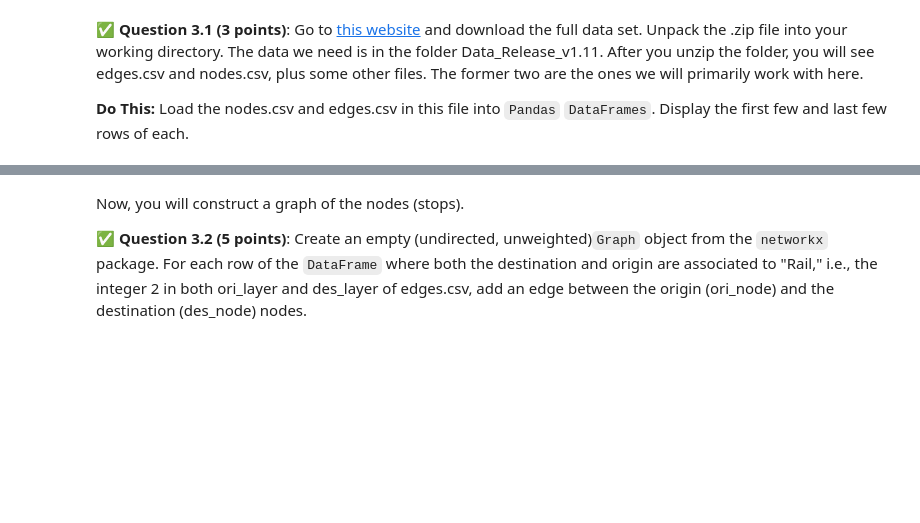
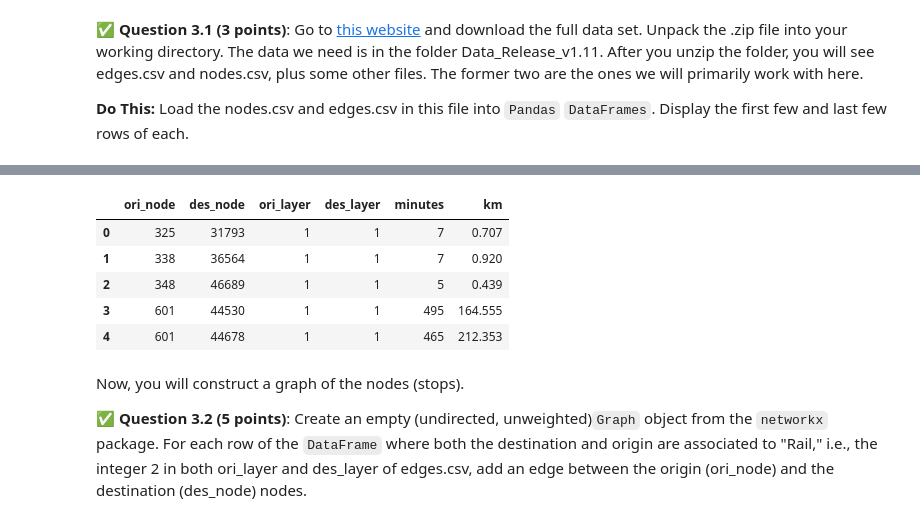
Before and after one commit to sarahhoran/CMSE202-f24-turnin, a Jupyter notebook: Homework2/HW-02_ABMandGraphTheory-STUDENT.ipynb, the cells around one changed output, grey strips where cells are left out. Cells and saved outputs as stored; diff of their text form; code cells hidden in the pictures; blank space fills up the shorter version.

```diff
--- a/Homework2/HW-02_ABMandGraphTheory-STUDENT.ipynb
+++ b/Homework2/HW-02_ABMandGraphTheory-STUDENT.ipynb
@@ -622,3 +633,12 @@ In this part of the homework, we will look at a dataset which contains the whole
+# %%
+edges_df.head()
+# %% [output]
+|  | ori_node | des_node | ori_layer | des_layer | minutes | km |
+| 0 | 325 | 31793 | 1 | 1 | 7 | 0.707 |
+| 1 | 338 | 36564 | 1 | 1 | 7 | 0.920 |
+| 2 | 348 | 46689 | 1 | 1 | 5 | 0.439 |
+| 3 | 601 | 44530 | 1 | 1 | 495 | 164.555 |
+| 4 | 601 | 44678 | 1 | 1 | 465 | 212.353 |
 # %% [markdown]
 Now, you will construct a graph of the nodes (stops).
 
```
Also changed, not shown: parts of 22 cells of this notebook.
